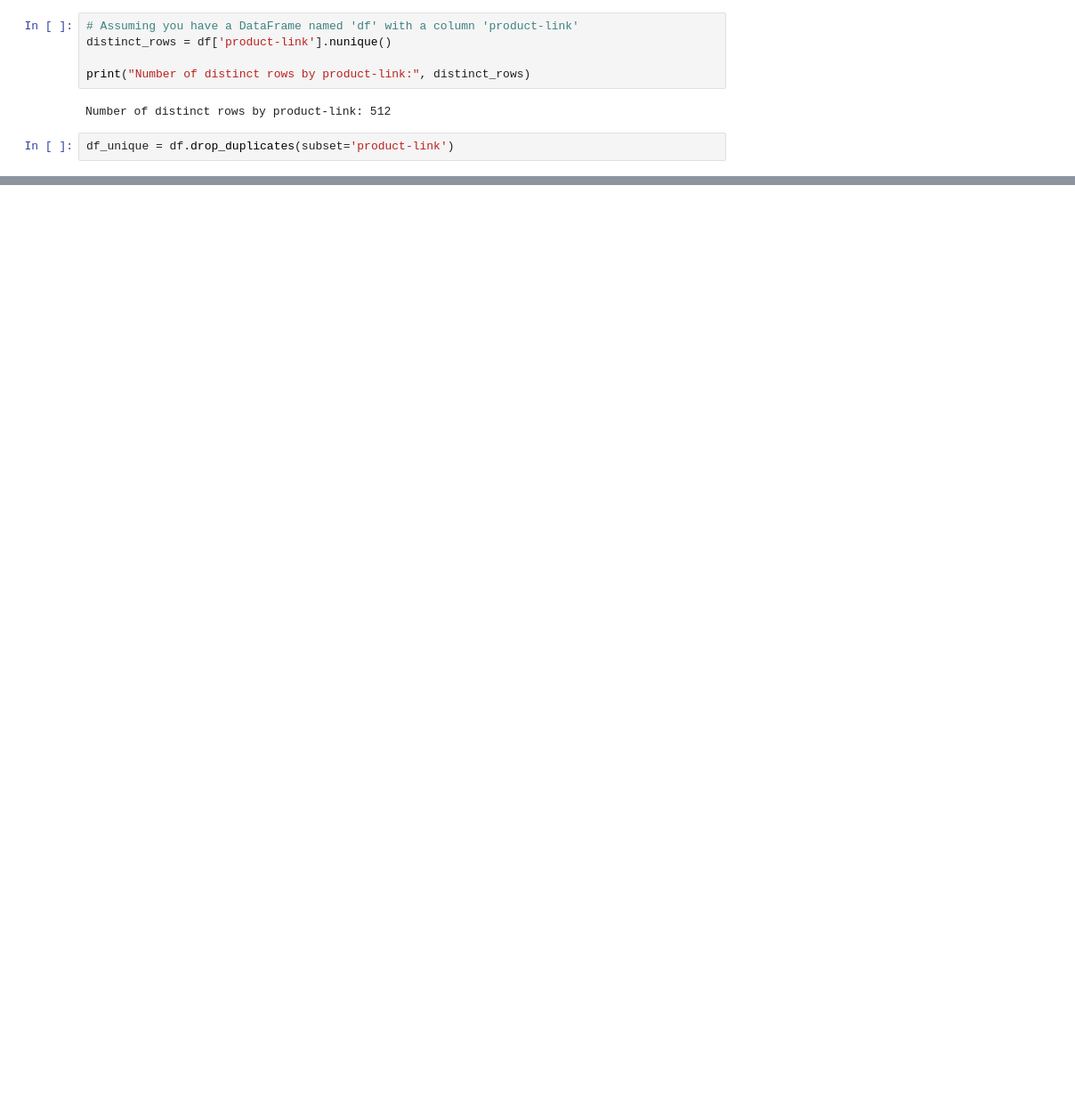
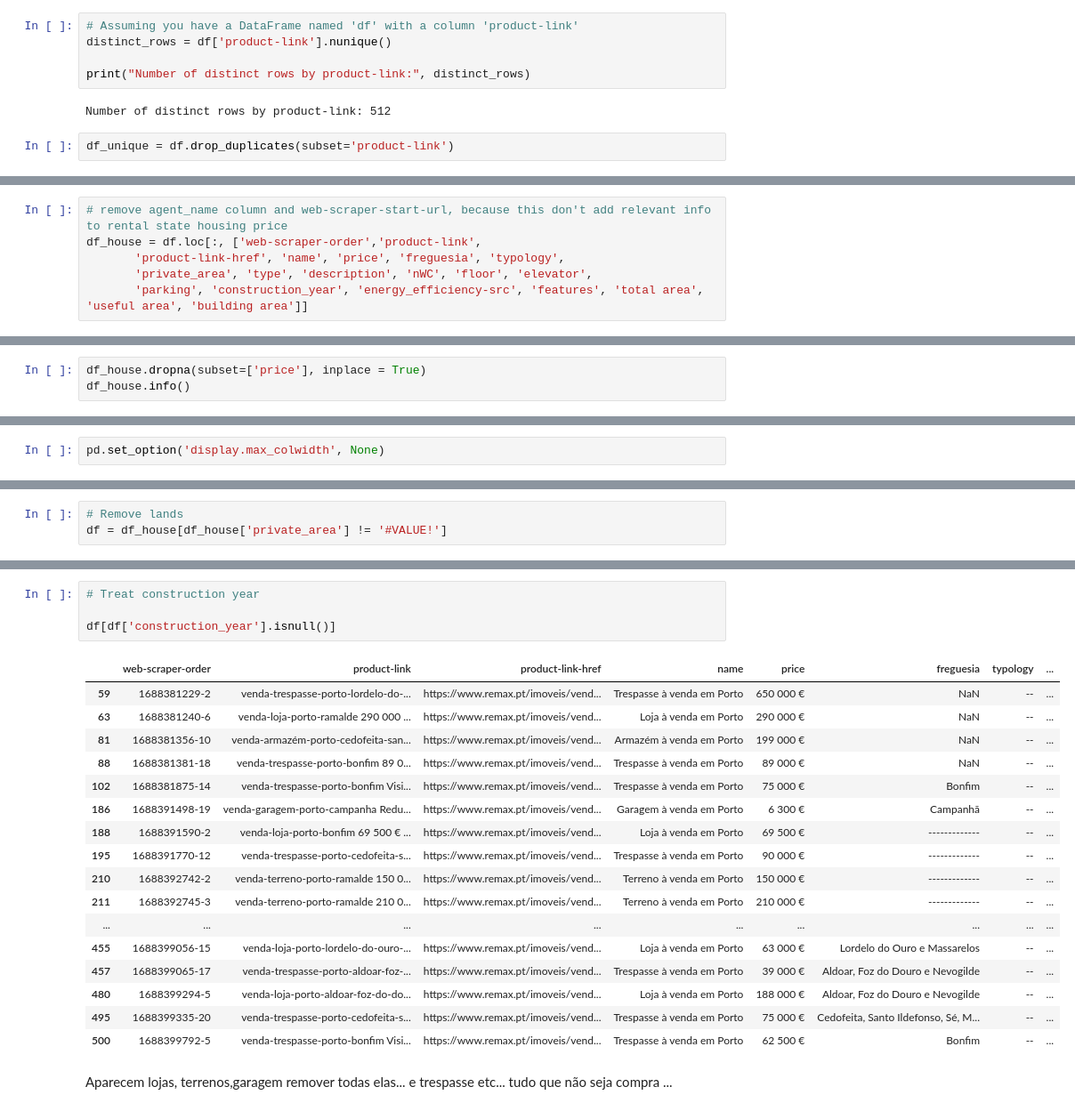
Before and after one commit to ManJ-PC/advanced_py, a Jupyter notebook: imovirtual.ipynb, the cells around one changed output, grey strips where cells are left out. Shown at 89% size. Drawn from its saved outputs; the diff is of its cells as text; blank space fills up the shorter version.

```diff
--- a/imovirtual.ipynb
+++ b/imovirtual.ipynb
@@ -112,0 +145,6 @@ df
+# %%
+# remove agent_name column and web-scraper-start-url, because this don't add relevant info to rental state housing price
+df_house = df.loc[:, ['web-scraper-order','product-link',
+       'product-link-href', 'name', 'price', 'freguesia', 'typology',
+       'private_area', 'type', 'description', 'nWC', 'floor', 'elevator',
+       'parking', 'construction_year', 'energy_efficiency-src', 'features', 'total area', 'useful area', 'building area']]
@@ -127,0 +242,3 @@ AttributeError: ignored
+# %%
+df_house.dropna(subset=['price'], inplace = True)
+df_house.info()
@@ -127,0 +263,2 @@ AttributeError: ignored
+# %%
+pd.set_option('display.max_colwidth', None)
@@ -127,0 +315,3 @@ AttributeError: ignored
+# %%
+# Remove lands
+df = df_house[df_house['private_area'] != '#VALUE!']
@@ -127,0 +338,24 @@ AttributeError: ignored
+# %%
+# Treat construction year
+
+df[df['construction_year'].isnull()]
+# %% [output]
+|  | web-scraper-order | product-link | product-link-href | name | price | freguesia | typology | ... |
+| 59 | 1688381229-2 | venda-trespasse-porto-lordelo-do-... | https://www.remax.pt/imoveis/vend... | Trespasse à venda em Porto | 650 000 € | NaN | -- | ... |
+| 63 | 1688381240-6 | venda-loja-porto-ramalde 290 000 ... | https://www.remax.pt/imoveis/vend... | Loja à venda em Porto | 290 000 € | NaN | -- | ... |
+| 81 | 1688381356-10 | venda-armazém-porto-cedofeita-san... | https://www.remax.pt/imoveis/vend... | Armazém à venda em Porto | 199 000 € | NaN | -- | ... |
+| 88 | 1688381381-18 | venda-trespasse-porto-bonfim 89 0... | https://www.remax.pt/imoveis/vend... | Trespasse à venda em Porto | 89 000 € | NaN | -- | ... |
+| 102 | 1688381875-14 | venda-trespasse-porto-bonfim Visi... | https://www.remax.pt/imoveis/vend... | Trespasse à venda em Porto | 75 000 € | Bonfim | -- | ... |
+| 186 | 1688391498-19 | venda-garagem-porto-campanha Redu... | https://www.remax.pt/imoveis/vend... | Garagem à venda em Porto | 6 300 € | Campanhã | -- | ... |
+| 188 | 1688391590-2 | venda-loja-porto-bonfim 69 500 € ... | https://www.remax.pt/imoveis/vend... | Loja à venda em Porto | 69 500 € | ------------- | -- | ... |
+| 195 | 1688391770-12 | venda-trespasse-porto-cedofeita-s... | https://www.remax.pt/imoveis/vend... | Trespasse à venda em Porto | 90 000 € | ------------- | -- | ... |
+| 210 | 1688392742-2 | venda-terreno-porto-ramalde 150 0... | https://www.remax.pt/imoveis/vend... | Terreno à venda em Porto | 150 000 € | ------------- | -- | ... |
+| 211 | 1688392745-3 | venda-terreno-porto-ramalde 210 0... | https://www.remax.pt/imoveis/vend... | Terreno à venda em Porto | 210 000 € | ------------- | -- | ... |
+| ... | ... | ... | ... | ... | ... | ... | ... | ... |
+| 455 | 1688399056-15 | venda-loja-porto-lordelo-do-ouro-... | https://www.remax.pt/imoveis/vend... | Loja à venda em Porto | 63 000 € | Lordelo do Ouro e Massarelos | -- | ... |
+| 457 | 1688399065-17 | venda-trespasse-porto-aldoar-foz-... | https://www.remax.pt/imoveis/vend... | Trespasse à venda em Porto | 39 000 € | Aldoar, Foz do Douro e Nevogilde | -- | ... |
+| 480 | 1688399294-5 | venda-loja-porto-aldoar-foz-do-do... | https://www.remax.pt/imoveis/vend... | Loja à venda em Porto | 188 000 € | Aldoar, Foz do Douro e Nevogilde | -- | ... |
+| 495 | 1688399335-20 | venda-trespasse-porto-cedofeita-s... | https://www.remax.pt/imoveis/vend... | Trespasse à venda em Porto | 75 000 € | Cedofeita, Santo Ildefonso, Sé, M... | -- | ... |
+| 500 | 1688399792-5 | venda-trespasse-porto-bonfim Visi... | https://www.remax.pt/imoveis/vend... | Trespasse à venda em Porto | 62 500 € | Bonfim | -- | ... |
+# %% [markdown]
+Aparecem lojas, terrenos,garagem remover todas elas... e trespasse etc... tudo que não seja compra ...
```
Also changed, not shown: parts of 80 cells of this notebook.
